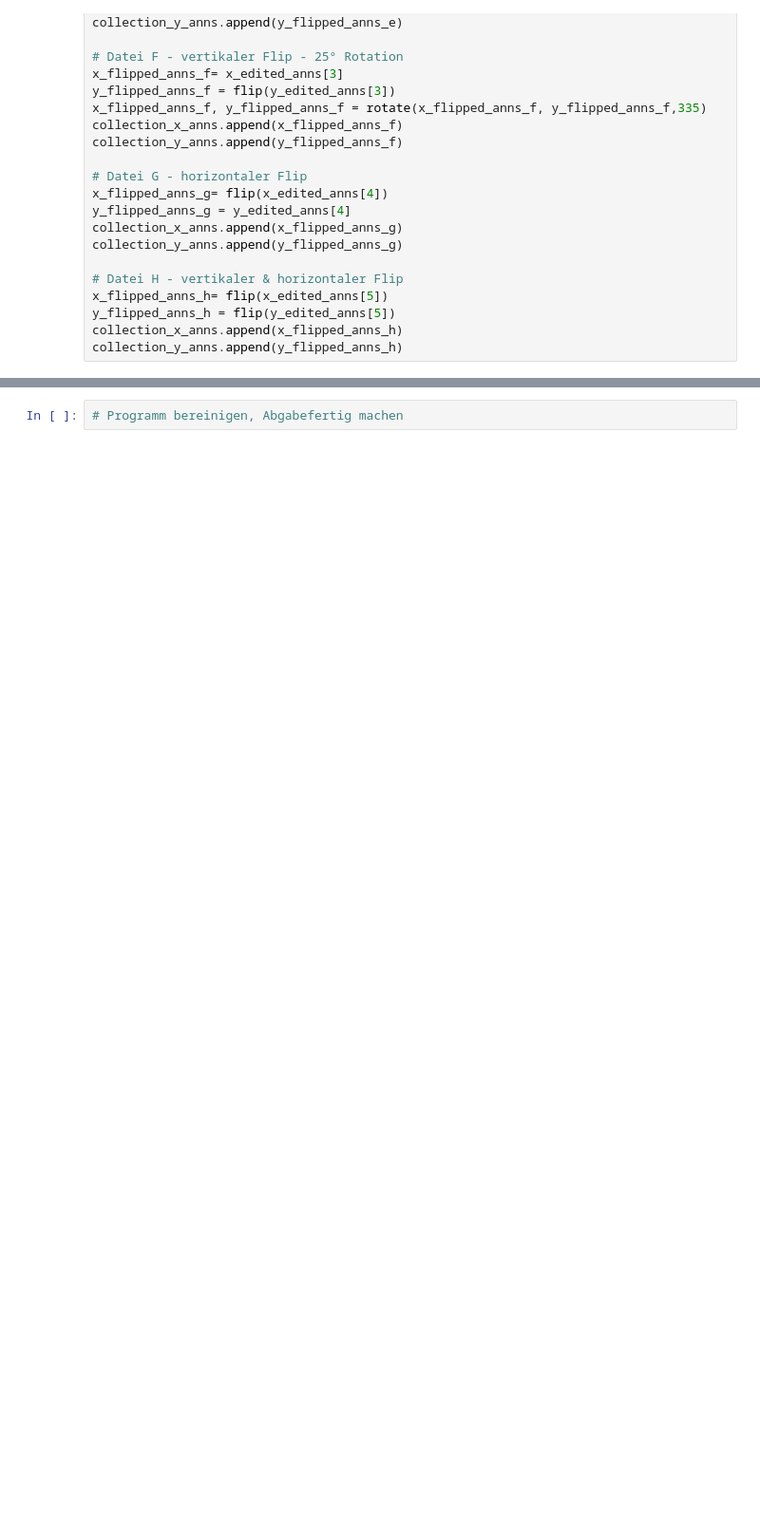
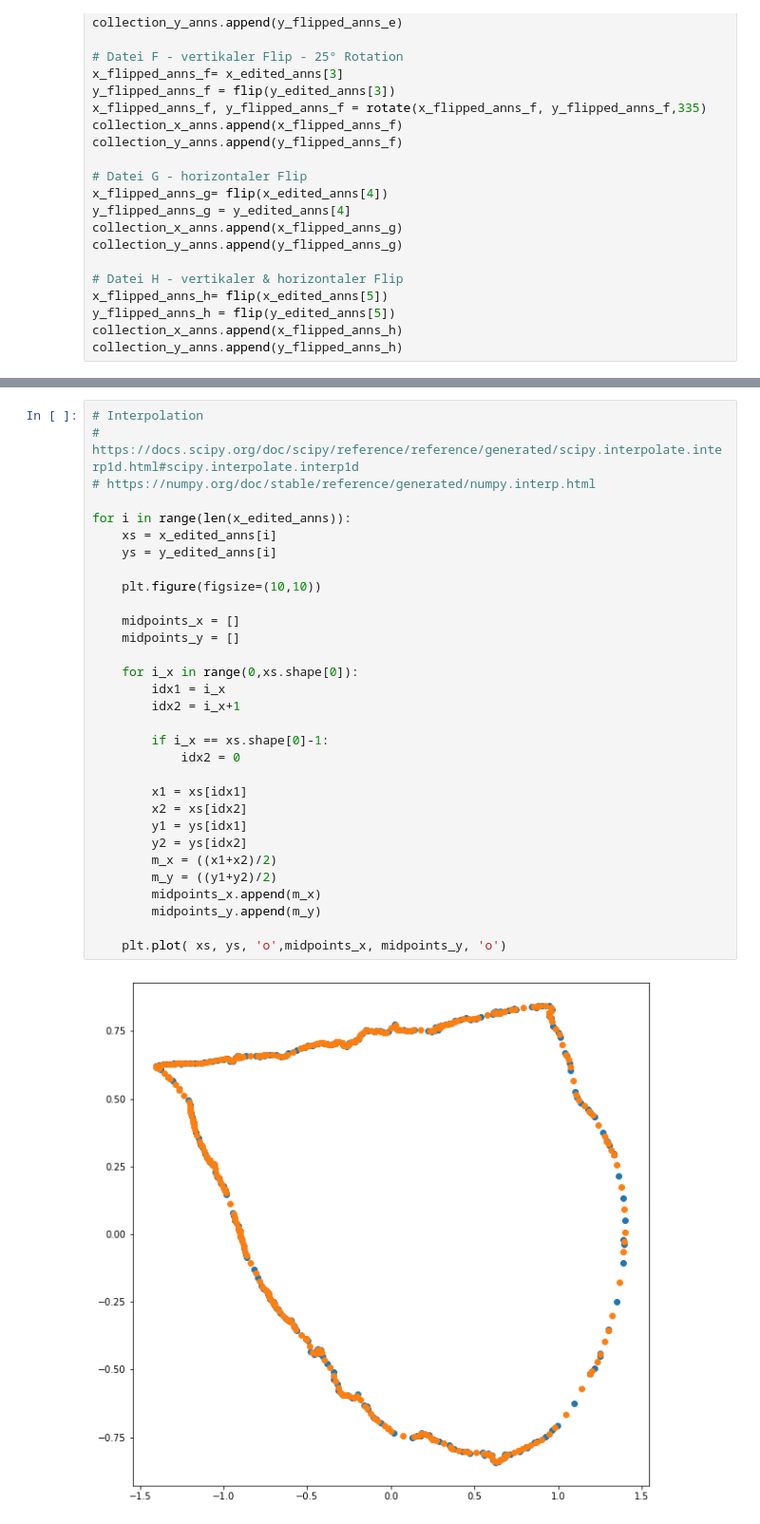
Before and after one commit to AlexHTW/mpi_beleg_4, a Jupyter notebook: registration.ipynb, the cells around one changed output, grey strips where cells are left out. Shown: that part at 95% size. Saved outputs shown, nothing was run; the diff lists cells and outputs as text; blank space fills up the shorter version.

```diff
--- a/registration.ipynb
+++ b/registration.ipynb
@@ -291,2 +291,33 @@ for i in range(0,len(x_edited_cuts)):
-# %%
-# Programm bereinigen, Abgabefertig machen
+# %%
+# Interpolation
+# https://docs.scipy.org/doc/scipy/reference/reference/generated/scipy.interpolate.interp1d.html#scipy.interpolate.interp1d
+# https://numpy.org/doc/stable/reference/generated/numpy.interp.html
+
+for i in range(len(x_edited_anns)):
+    xs = x_edited_anns[i]
+    ys = y_edited_anns[i]
+
+    plt.figure(figsize=(10,10))
+
+    midpoints_x = []
+    midpoints_y = []
+
+    for i_x in range(0,xs.shape[0]):
+        idx1 = i_x
+        idx2 = i_x+1
+
+        if i_x == xs.shape[0]-1:
+            idx2 = 0
+
+        x1 = xs[idx1]
+        x2 = xs[idx2]
+        y1 = ys[idx1]
+        y2 = ys[idx2]
+        m_x = ((x1+x2)/2)
+        m_y = ((y1+y2)/2)
+        midpoints_x.append(m_x)
+        midpoints_y.append(m_y)
+
+    plt.plot( xs, ys, 'o',midpoints_x, midpoints_y, 'o')
+# %% [output]
+[figure, added]
```
Also changed, not shown: parts of 10 cells of this notebook.
